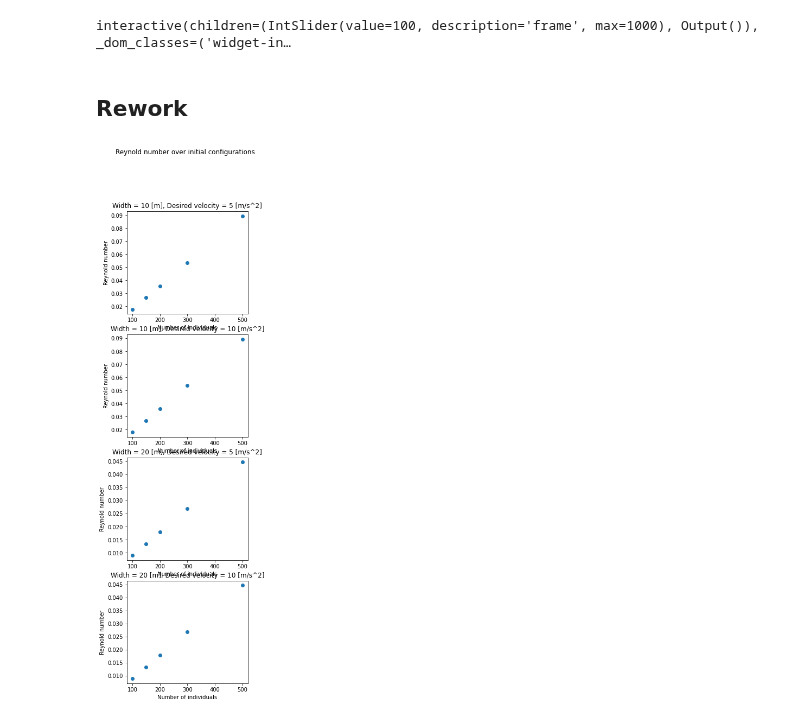
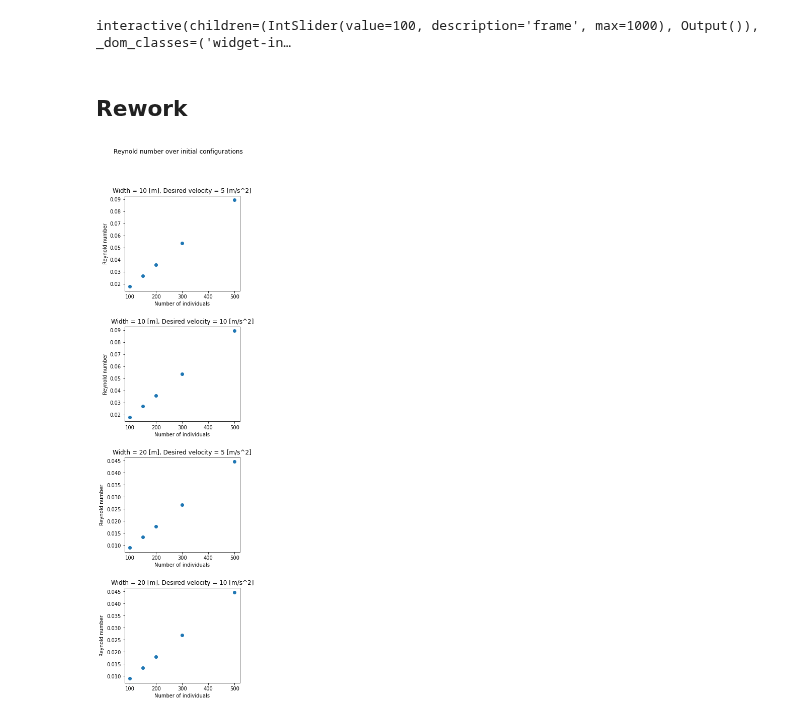
Before and after one commit to gasparyanartur/crowd-disasters-simulation, a Jupyter notebook: analysis.ipynb, the cells around one changed output. Cells and saved outputs as stored; diff of their text form; code cells hidden in the pictures.

Commit message:
Add reynold analysis

```diff
--- a/analysis.ipynb
+++ b/analysis.ipynb
@@ -182,5 +182,3 @@ def vel_density(frame=100):
 # %% [output]
 [figure]
 interactive(children=(IntSlider(value=100, description='frame', max=1000), Output()), _dom_classes=('widget-in…
-# %% [markdown]
-## Rework
@@ -196,26 +185,2 @@ def get_reynold_number(data, sconst, window_size=50):
-# %%
-%matplotlib inline
-
-wvs = [(10, 5), (10, 10), (20, 5), (20, 10)]
-n_params = len(wvs)
-
-fig, axes = plt.subplots(n_params, 1, figsize=(4,4*n_params))
-fig.suptitle("Reynold number over initial configurations")
-fig.tight_layout()
-
-for i, (w, v) in enumerate(wvs):
-    ns = (100, 150, 200, 300, 500)
-    reynold_nums = []
-
-    for n in ns:
-        data, sconst = read_data(name=f"n={n},w={w},v={5}")
-        reynold = get_reynold_number(data, sconst)
-        reynold_nums.append(reynold)
-
-    ax = axes[i]
-    ax.scatter(ns, reynold_nums)
-    ax.set_title(f"Width = {w} [m], Desired velocity = {v} [m/s^2]")
-    ax.set_xlabel("Number of individuals")
-    ax.set_ylabel("Reynold number")
-# %% [output]
-[figure, removed]
+# %% [markdown]
+## Rework
@@ -221,0 +196,26 @@ for i, (w, v) in enumerate(wvs):
+# %%
+%matplotlib inline
+
+wvs = [(10, 5), (10, 10), (20, 5), (20, 10)]
+n_params = len(wvs)
+
+fig, axes = plt.subplots(n_params, 1, figsize=(5,4*n_params))
+fig.suptitle("Reynold number over initial configurations")
+fig.tight_layout(pad=5)
+
+for i, (w, v) in enumerate(wvs):
+    ns = (100, 150, 200, 300, 500)
+    reynold_nums = []
+
+    for n in ns:
+        data, sconst = read_data(name=f"n={n},w={w},v={5}")
+        reynold = get_reynold_number(data, sconst)
+        reynold_nums.append(reynold)
+
+    ax = axes[i]
+    ax.scatter(ns, reynold_nums)
+    ax.set_title(f"Width = {w} [m], Desired velocity = {v} [m/s^2]")
+    ax.set_xlabel("Number of individuals")
+    ax.set_ylabel("Reynold number")
+# %% [output]
+[figure, added]
```
Also changed, not shown: parts of 2 cells of this notebook.
